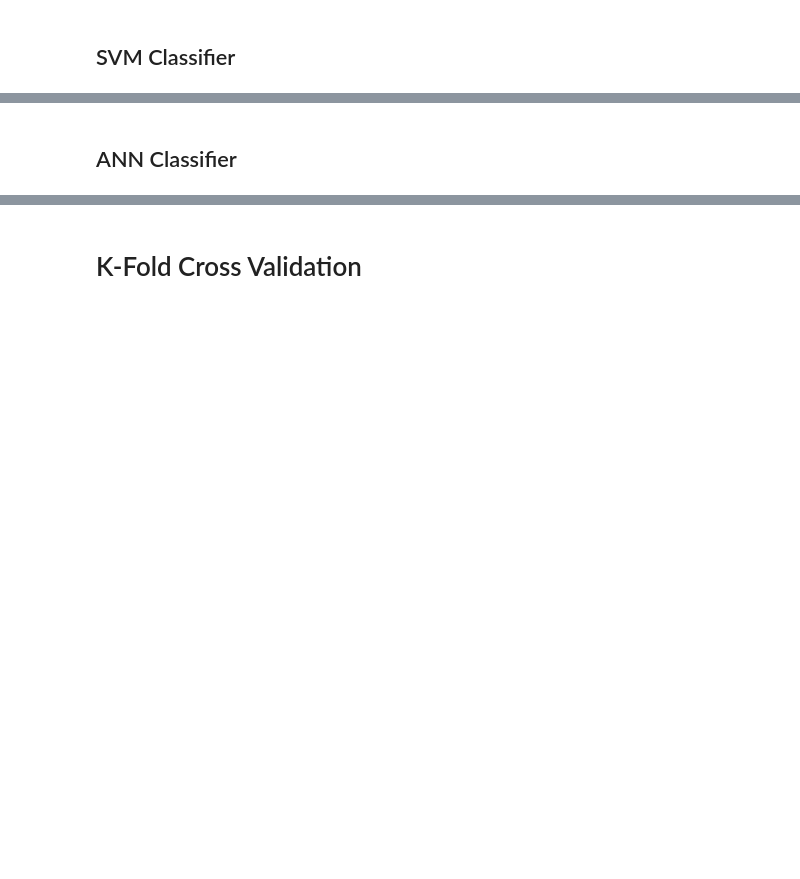
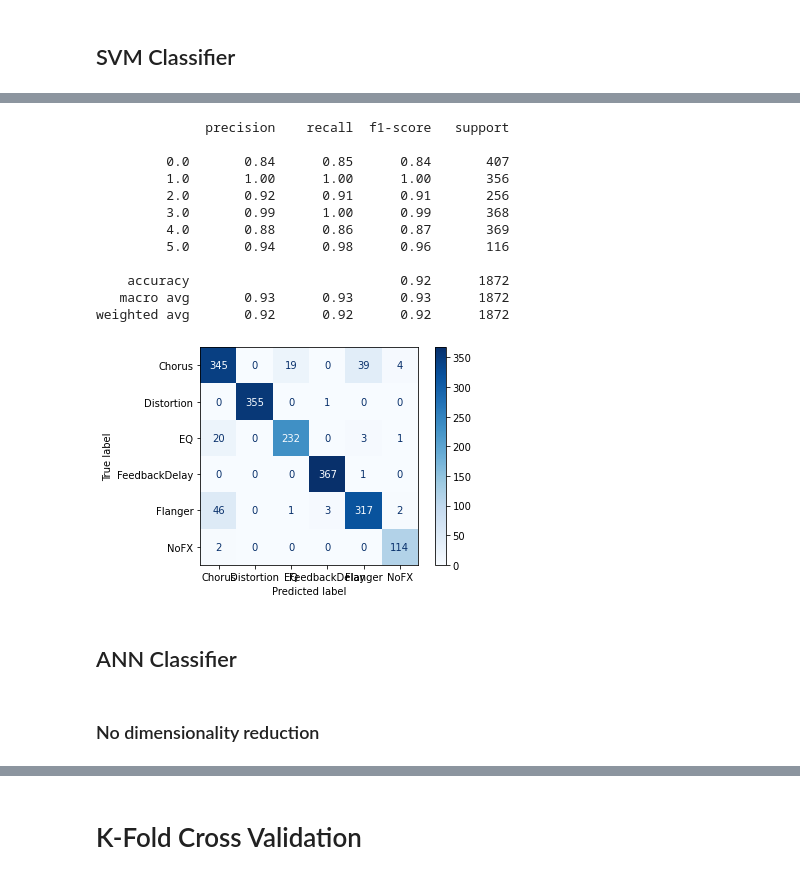
Before and after one commit to VoggLyster/AudioFXClassification, a Jupyter notebook: Project.ipynb, the cells around one changed output, grey strips where cells are left out. Drawn from its saved outputs; the diff is of its cells as text; code cells hidden in the pictures; blank space fills up the shorter version.

```diff
--- a/Project.ipynb
+++ b/Project.ipynb
@@ -198,3 +214,9 @@ with plt.style.context('seaborn-whitegrid'):
+# %%
+# PCA
+pca = sklearn.decomposition.PCA(n_components=20)
+pca.fit(feat_train)
+proj_feat_train = pca.transform(feat_train)
+proj_feat_test = pca.transform(feat_test)
 # %% [markdown]
 ## SVM Classifier
 # %%
@@ -213,10 +238,26 @@ with plt.style.context('seaborn-whitegrid'):
 # %%
 #computing a comprehensive set of performance metrics
-#print(sklearn.metrics.classification_report(lab_test, lab_predict))
+print(sklearn.metrics.classification_report(lab_test, lab_predict))
 
-#disp = sklearn.metrics.plot_confusion_matrix(model_, feat_test, lab_test, display_labels=classes, cmap=plt.cm.Blues, normalize=None)
+disp = sklearn.metrics.plot_confusion_matrix(model_SVM, proj_feat_test, lab_test, display_labels=classes, cmap=plt.cm.Blues, normalize=None)
+# %% [output]
+              precision    recall  f1-score   support
+
+         0.0       0.84      0.85      0.84       407
+         1.0       1.00      1.00      1.00       356
+         2.0       0.92      0.91      0.91       256
+         3.0       0.99      1.00      0.99       368
+         4.0       0.88      0.86      0.87       369
+         5.0       0.94      0.98      0.96       116
+
+    accuracy                           0.92      1872
+   macro avg       0.93      0.93      0.93      1872
+weighted avg       0.92      0.92      0.92      1872
+[figure, added]
 # %% [markdown]
 ## ANN Classifier
+# %% [markdown]
+### No dimensionality reduction
 # %%
 #Import the classifier
 from sklearn.neural_network import MLPClassifier
```
Also changed, not shown: parts of 17 cells of this notebook.
